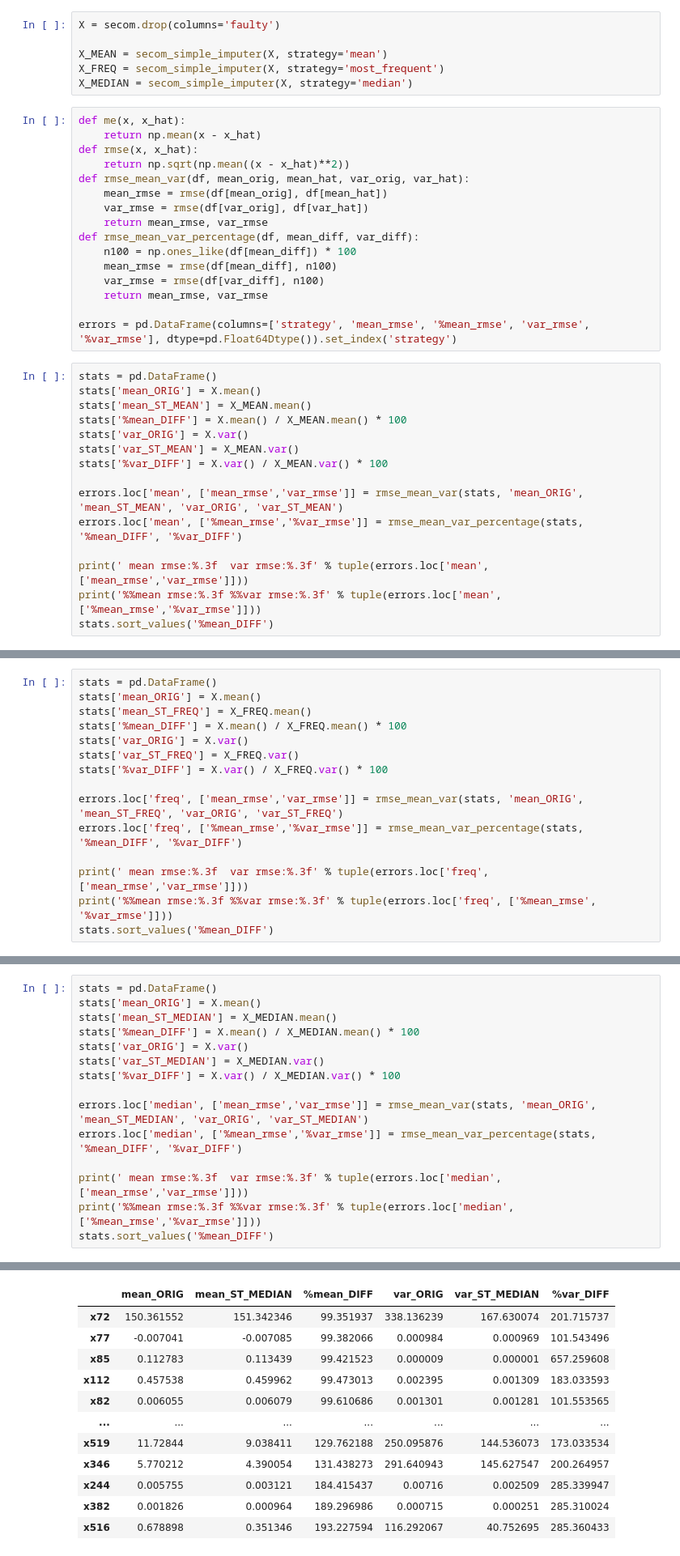
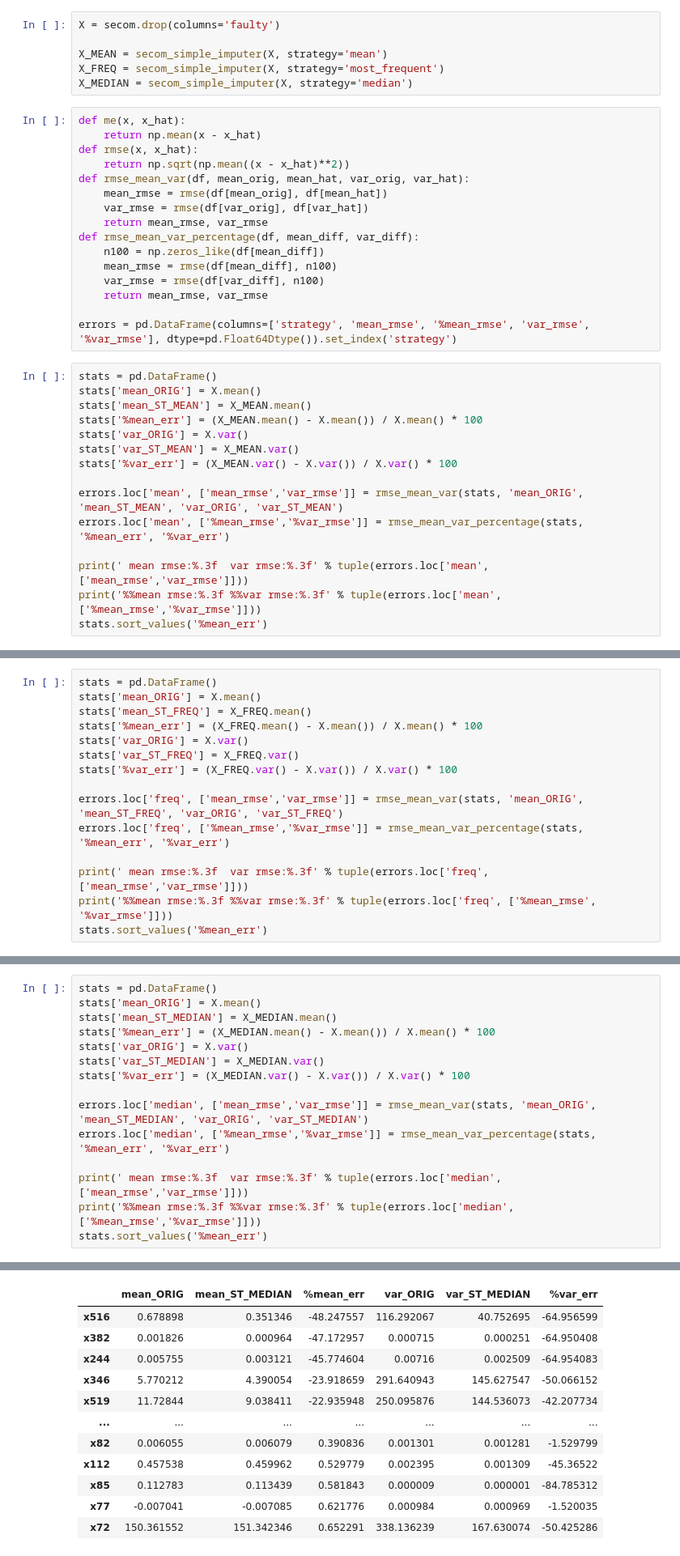
Before and after one commit to pancurster/secom-ml, a Jupyter notebook: notebooks/eda02.ipynb, the cells around one changed output, grey strips where cells are left out. Shown at 81% size. Saved outputs shown, nothing was run; the diff lists cells and outputs as text.

```diff
--- a/notebooks/eda02.ipynb
+++ b/notebooks/eda02.ipynb
@@ -216,7 +216,7 @@ def rmse_mean_var(df, mean_orig, mean_hat, var_orig, var_hat):
     var_rmse = rmse(df[var_orig], df[var_hat])
     return mean_rmse, var_rmse
 def rmse_mean_var_percentage(df, mean_diff, var_diff):
-    n100 = np.ones_like(df[mean_diff]) * 100
+    n100 = np.zeros_like(df[mean_diff])
     mean_rmse = rmse(df[mean_diff], n100)
     var_rmse = rmse(df[var_diff], n100)
     return mean_rmse, var_rmse
@@ -226,16 +226,16 @@ errors = pd.DataFrame(columns=['strategy', 'mean_rmse', '%mean_rmse', 'var_rmse'
 stats = pd.DataFrame()
 stats['mean_ORIG'] = X.mean()
 stats['mean_ST_MEAN'] = X_MEAN.mean()
-stats['%mean_DIFF'] = X.mean() / X_MEAN.mean() * 100
+stats['%mean_err'] = (X_MEAN.mean() - X.mean()) / X.mean() * 100
 stats['var_ORIG'] = X.var()
 stats['var_ST_MEAN'] = X_MEAN.var()
-stats['%var_DIFF'] = X.var() / X_MEAN.var() * 100
+stats['%var_err'] = (X_MEAN.var() - X.var()) / X.var() * 100
 
 errors.loc['mean', ['mean_rmse','var_rmse']] = rmse_mean_var(stats, 'mean_ORIG', 'mean_ST_MEAN', 'var_ORIG', 'var_ST_MEAN')
-errors.loc['mean', ['%mean_rmse','%var_rmse']] = rmse_mean_var_percentage(stats, '%mean_DIFF', '%var_DIFF')
+errors.loc['mean', ['%mean_rmse','%var_rmse']] = rmse_mean_var_percentage(stats, '%mean_err', '%var_err')
 
 print(' mean rmse:%.3f  var rmse:%.3f' % tuple(errors.loc['mean', ['mean_rmse','var_rmse']]))
 print('%%mean rmse:%.3f %%var rmse:%.3f' % tuple(errors.loc['mean', ['%mean_rmse','%var_rmse']]))
-stats.sort_values('%mean_DIFF')
+stats.sort_values('%mean_err')
 # %% [output]
  mean rmse:0.000  var rmse:7558.254
@@ -257,16 +257,16 @@ stats.sort_values('%mean_DIFF')
 stats = pd.DataFrame()
 stats['mean_ORIG'] = X.mean()
 stats['mean_ST_FREQ'] = X_FREQ.mean()
-stats['%mean_DIFF'] = X.mean() / X_FREQ.mean() * 100
+stats['%mean_err'] = (X_FREQ.mean() - X.mean()) / X.mean() * 100
 stats['var_ORIG'] = X.var()
 stats['var_ST_FREQ'] = X_FREQ.var()
-stats['%var_DIFF'] = X.var() / X_FREQ.var() * 100
+stats['%var_err'] = (X_FREQ.var() - X.var()) / X.var() * 100
 
 errors.loc['freq', ['mean_rmse','var_rmse']] = rmse_mean_var(stats, 'mean_ORIG', 'mean_ST_FREQ', 'var_ORIG', 'var_ST_FREQ')
-errors.loc['freq', ['%mean_rmse','%var_rmse']] = rmse_mean_var_percentage(stats, '%mean_DIFF', '%var_DIFF')
+errors.loc['freq', ['%mean_rmse','%var_rmse']] = rmse_mean_var_percentage(stats, '%mean_err', '%var_err')
 
 print(' mean rmse:%.3f  var rmse:%.3f' % tuple(errors.loc['freq', ['mean_rmse','var_rmse']]))
 print('%%mean rmse:%.3f %%var rmse:%.3f' % tuple(errors.loc['freq', ['%mean_rmse', '%var_rmse']]))
-stats.sort_values('%mean_DIFF')
+stats.sort_values('%mean_err')
 # %% [output]
  mean rmse:35.836  var rmse:4810.581
@@ -288,16 +288,16 @@ stats.sort_values('%mean_DIFF')
 stats = pd.DataFrame()
 stats['mean_ORIG'] = X.mean()
 stats['mean_ST_MEDIAN'] = X_MEDIAN.mean()
-stats['%mean_DIFF'] = X.mean() / X_MEDIAN.mean() * 100
+stats['%mean_err'] = (X_MEDIAN.mean() - X.mean()) / X.mean() * 100
 stats['var_ORIG'] = X.var()
 stats['var_ST_MEDIAN'] = X_MEDIAN.var()
-stats['%var_DIFF'] = X.var() / X_MEDIAN.var() * 100
+stats['%var_err'] = (X_MEDIAN.var() - X.var()) / X.var() * 100
 
 errors.loc['median', ['mean_rmse','var_rmse']] = rmse_mean_var(stats, 'mean_ORIG', 'mean_ST_MEDIAN', 'var_ORIG', 'var_ST_MEDIAN')
-errors.loc['median', ['%mean_rmse','%var_rmse']] = rmse_mean_var_percentage(stats, '%mean_DIFF', '%var_DIFF')
+errors.loc['median', ['%mean_rmse','%var_rmse']] = rmse_mean_var_percentage(stats, '%mean_err', '%var_err')
 
 print(' mean rmse:%.3f  var rmse:%.3f' % tuple(errors.loc['median', ['mean_rmse','var_rmse']]))
 print('%%mean rmse:%.3f %%var rmse:%.3f' % tuple(errors.loc['median', ['%mean_rmse','%var_rmse']]))
-stats.sort_values('%mean_DIFF')
+stats.sort_values('%mean_err')
 # %% [output]
  mean rmse:1.353  var rmse:7368.205
@@ -305,15 +305,15 @@ stats.sort_values('%mean_DIFF')
-|  | mean_ORIG | mean_ST_MEDIAN | %mean_DIFF | var_ORIG | var_ST_MEDIAN | %var_DIFF |
-| x72 | 150.361552 | 151.342346 | 99.351937 | 338.136239 | 167.630074 | 201.715737 |
-| x77 | -0.007041 | -0.007085 | 99.382066 | 0.000984 | 0.000969 | 101.543496 |
-| x85 | 0.112783 | 0.113439 | 99.421523 | 0.000009 | 0.000001 | 657.259608 |
-| x112 | 0.457538 | 0.459962 | 99.473013 | 0.002395 | 0.001309 | 183.033593 |
-| x82 | 0.006055 | 0.006079 | 99.610686 | 0.001301 | 0.001281 | 101.553565 |
+|  | mean_ORIG | mean_ST_MEDIAN | %mean_err | var_ORIG | var_ST_MEDIAN | %var_err |
+| x516 | 0.678898 | 0.351346 | -48.247557 | 116.292067 | 40.752695 | -64.956599 |
+| x382 | 0.001826 | 0.000964 | -47.172957 | 0.000715 | 0.000251 | -64.950408 |
+| x244 | 0.005755 | 0.003121 | -45.774604 | 0.00716 | 0.002509 | -64.954083 |
+| x346 | 5.770212 | 4.390054 | -23.918659 | 291.640943 | 145.627547 | -50.066152 |
+| x519 | 11.72844 | 9.038411 | -22.935948 | 250.095876 | 144.536073 | -42.207734 |
 | ... | ... | ... | ... | ... | ... | ... |
-| x519 | 11.72844 | 9.038411 | 129.762188 | 250.095876 | 144.536073 | 173.033534 |
-| x346 | 5.770212 | 4.390054 | 131.438273 | 291.640943 | 145.627547 | 200.264957 |
-| x244 | 0.005755 | 0.003121 | 184.415437 | 0.00716 | 0.002509 | 285.339947 |
-| x382 | 0.001826 | 0.000964 | 189.296986 | 0.000715 | 0.000251 | 285.310024 |
-| x516 | 0.678898 | 0.351346 | 193.227594 | 116.292067 | 40.752695 | 285.360433 |
+| x82 | 0.006055 | 0.006079 | 0.390836 | 0.001301 | 0.001281 | -1.529799 |
+| x112 | 0.457538 | 0.459962 | 0.529779 | 0.002395 | 0.001309 | -45.36522 |
+| x85 | 0.112783 | 0.113439 | 0.581843 | 0.000009 | 0.000001 | -84.785312 |
+| x77 | -0.007041 | -0.007085 | 0.621776 | 0.000984 | 0.000969 | -1.520035 |
+| x72 | 150.361552 | 151.342346 | 0.652291 | 338.136239 | 167.630074 | -50.425286 |
 474 rows × 6 columns
 # %%
 errors.round(3)
```
Also changed, not shown: parts of 4 cells of this notebook.
